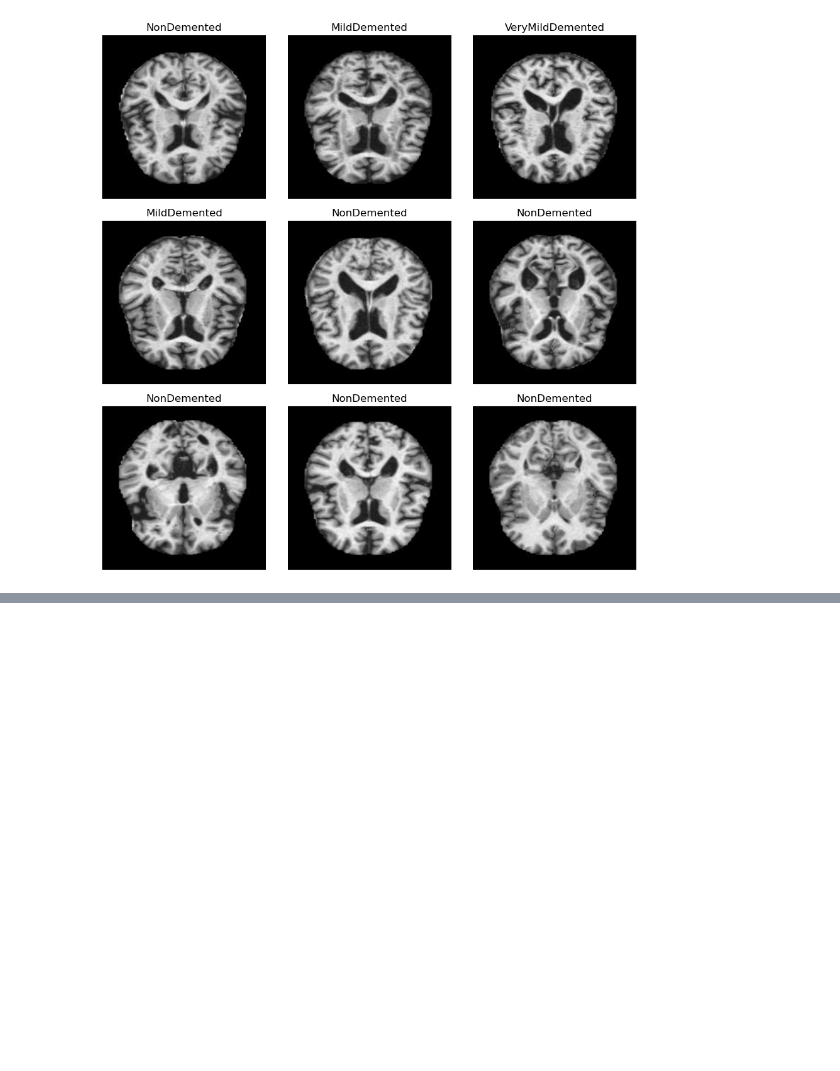
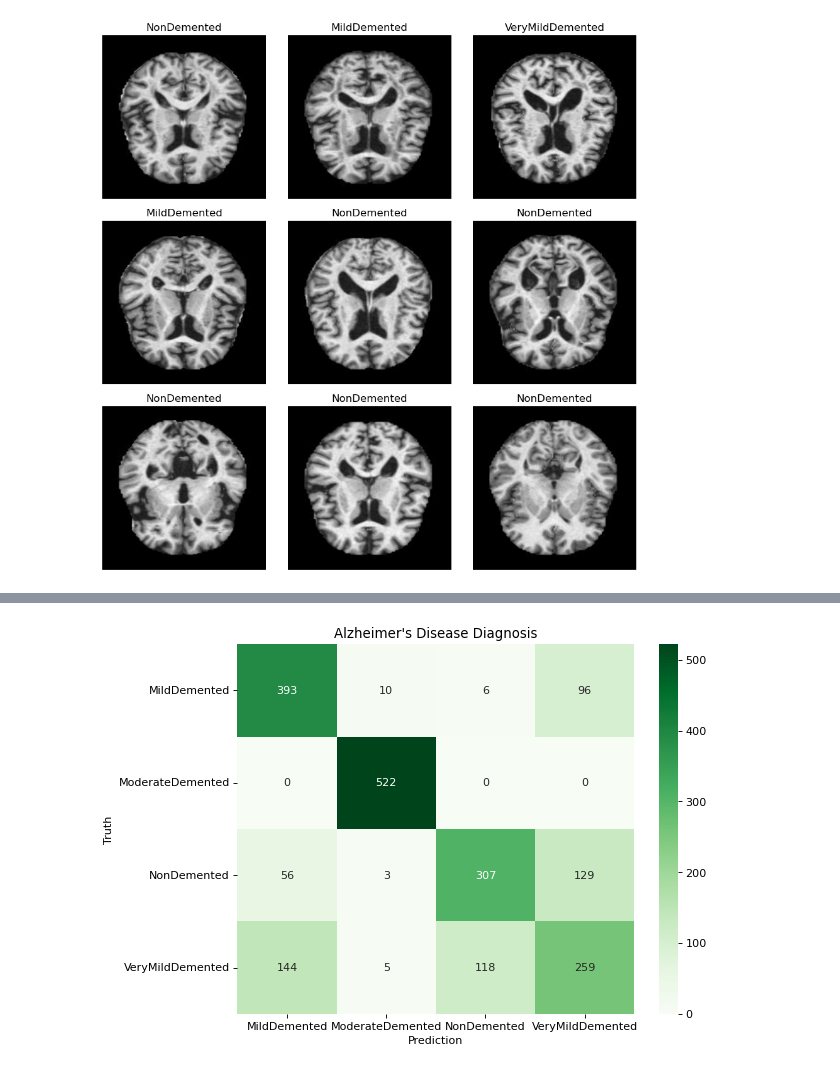
Before and after one commit to josecastillofl/CNN_Image_Classifier, a Jupyter notebook: Index.ipynb, the cells around one changed output, grey strips where cells are left out. Drawn from its saved outputs; the diff is of its cells as text; code cells hidden in the pictures; blank space fills up the shorter version.

```diff
--- a/Index.ipynb
+++ b/Index.ipynb
@@ -237,0 +191,2 @@ ValueError: in user code:
+# %%
+pred_labels = custom_inception_model.predict(test_data)
@@ -237,0 +195,20 @@ ValueError: in user code:
+# %%
+from sklearn.metrics import classification_report, confusion_matrix
+import seaborn as sns
+
+pred_ls = np.argmax(pred_labels, axis=1)
+test_ls = np.argmax(test_labels, axis=1)
+
+conf_arr = confusion_matrix(test_ls, pred_ls)
+
+plt.figure(figsize=(8, 6), dpi=80, facecolor='w', edgecolor='k')
+
+ax = sns.heatmap(conf_arr, cmap='Greens', annot=True, fmt='d', xticklabels= classnames,
+                yticklabels=classnames)
+
+plt.title('Alzheimer\'s Disease Diagnosis')
+plt.xlabel('Prediction')
+plt.ylabel('Truth')
+plt.show(ax)
+# %% [output]
+[figure, added]
```
Also changed, not shown: parts of 29 cells of this notebook.
